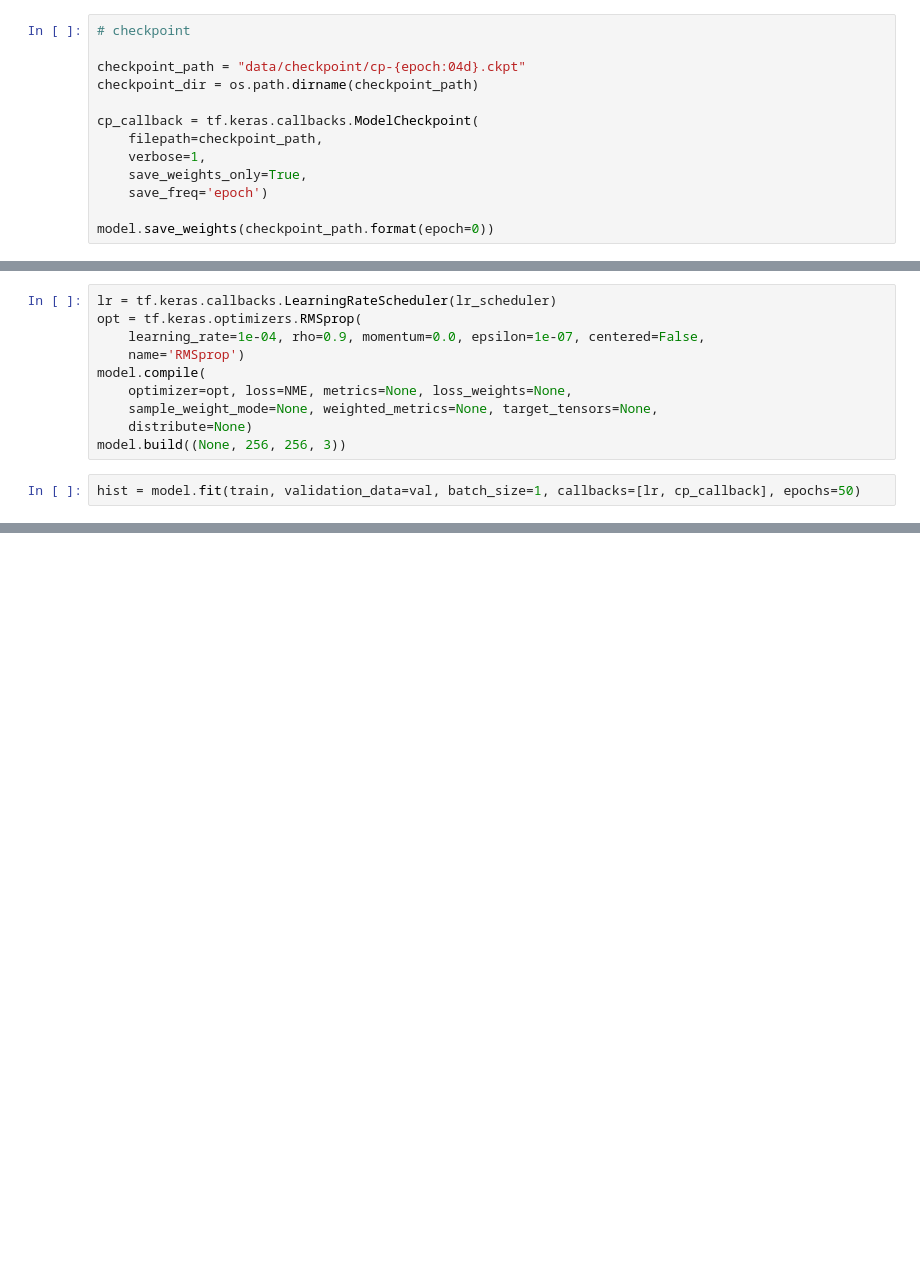
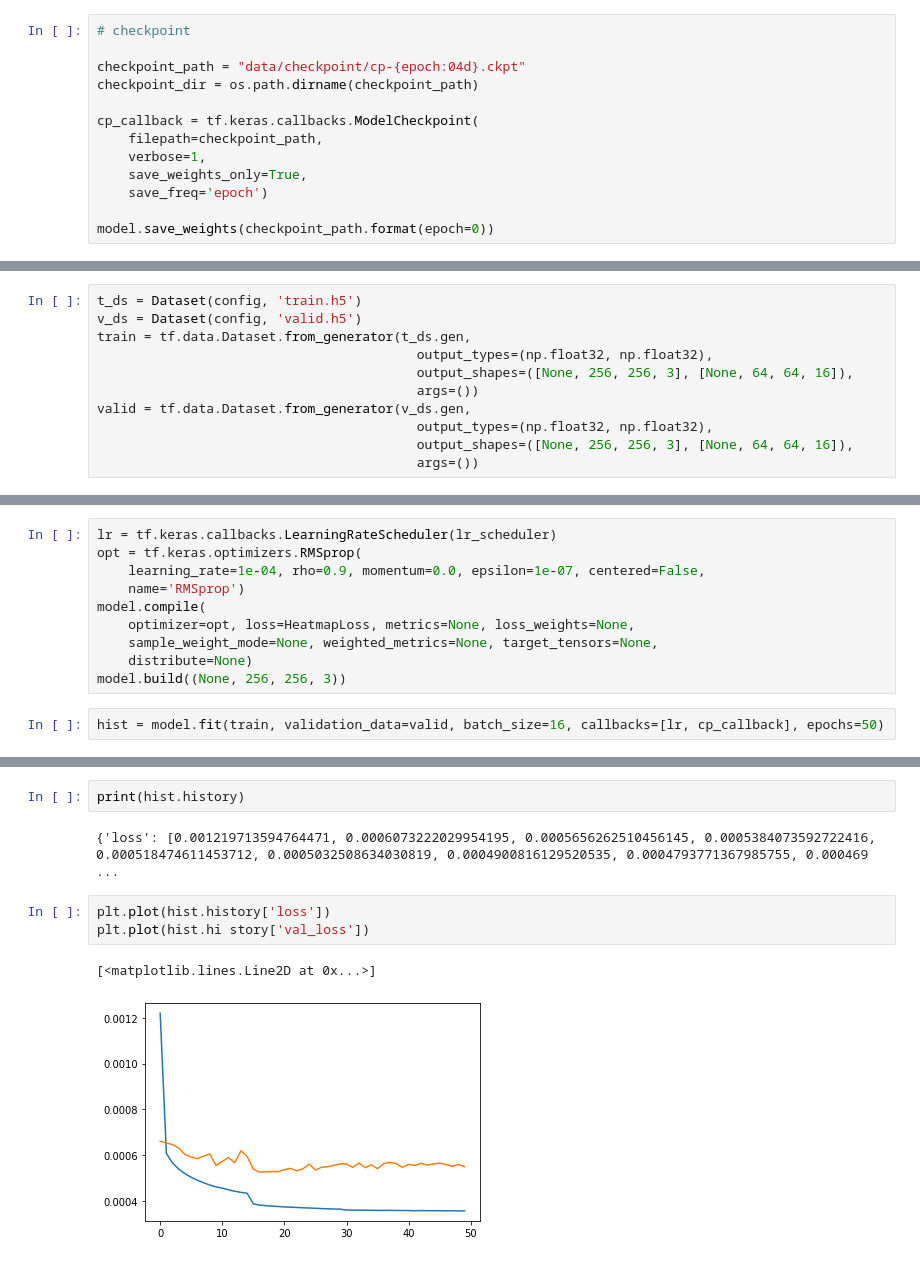
Before and after one commit to Koowater/Human-Pose-Estimation, a Jupyter notebook: main.ipynb, the cells around one changed output, grey strips where cells are left out. Drawn from its saved outputs; the diff is of its cells as text; blank space fills up the shorter version.

```diff
--- a/main.ipynb
+++ b/main.ipynb
@@ -125,0 +91,11 @@ val = tf.data.Dataset.from_generator(data_generator,
+# %%
+t_ds = Dataset(config, 'train.h5')
+v_ds = Dataset(config, 'valid.h5')
+train = tf.data.Dataset.from_generator(t_ds.gen,
+                                         output_types=(np.float32, np.float32),
+                                         output_shapes=([None, 256, 256, 3], [None, 64, 64, 16]),
+                                         args=())
+valid = tf.data.Dataset.from_generator(v_ds.gen,
+                                         output_types=(np.float32, np.float32),
+                                         output_shapes=([None, 256, 256, 3], [None, 64, 64, 16]),
+                                         args=())
@@ -129,11 +110,11 @@ opt = tf.keras.optimizers.RMSprop(
     learning_rate=1e-04, rho=0.9, momentum=0.0, epsilon=1e-07, centered=False,
     name='RMSprop')
 model.compile(
-    optimizer=opt, loss=NME, metrics=None, loss_weights=None,
+    optimizer=opt, loss=HeatmapLoss, metrics=None, loss_weights=None,
     sample_weight_mode=None, weighted_metrics=None, target_tensors=None,
     distribute=None)
 model.build((None, 256, 256, 3))
 # %%
-hist = model.fit(train, validation_data=val, batch_size=1, callbacks=[lr, cp_callback], epochs=50)
+hist = model.fit(train, validation_data=valid, batch_size=16, callbacks=[lr, cp_callback], epochs=50)
 # %% [output]
 Epoch 1/50
@@ -154,2 +135,12 @@ Epoch 50/50
 
 Epoch 00050: saving model to data/checkpoint/cp-0050.ckpt
+# %%
+print(hist.history)
+# %% [output]
+{'loss': [0.001219713594764471, 0.0006073222029954195, 0.0005656262510456145, 0.0005384073592722416, 0.000518474611453712, 0.0005032508634030819, 0.0004900816129520535, 0.0004793771367985755, 0.000469 ...
+# %%
+plt.plot(hist.history['loss'])
+plt.plot(hist.hi story['val_loss'])
+# %% [output]
+[<matplotlib.lines.Line2D at 0x...>]
+[figure, added]
```
Also changed, not shown: parts of 12 cells of this notebook, 16 other files.
